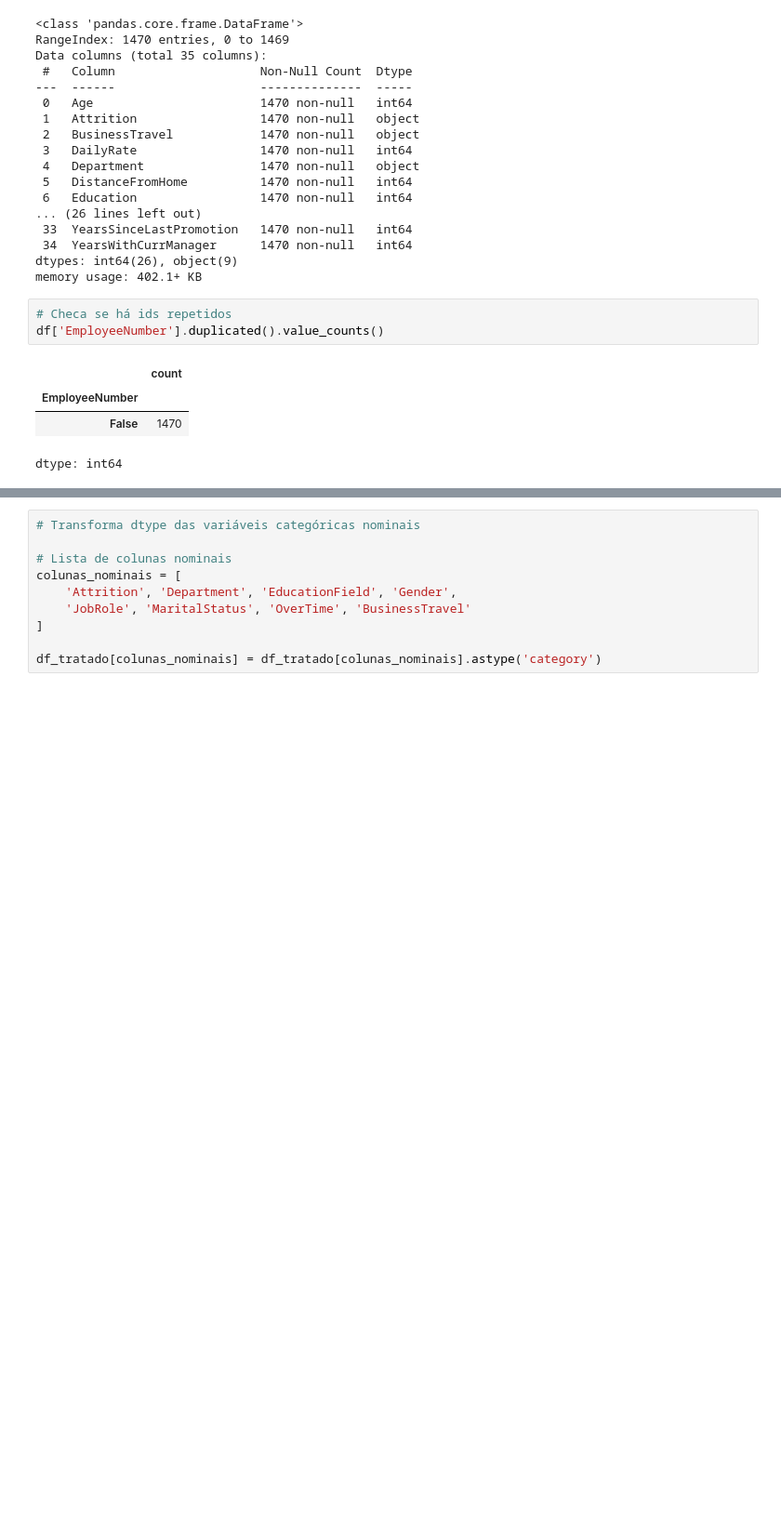
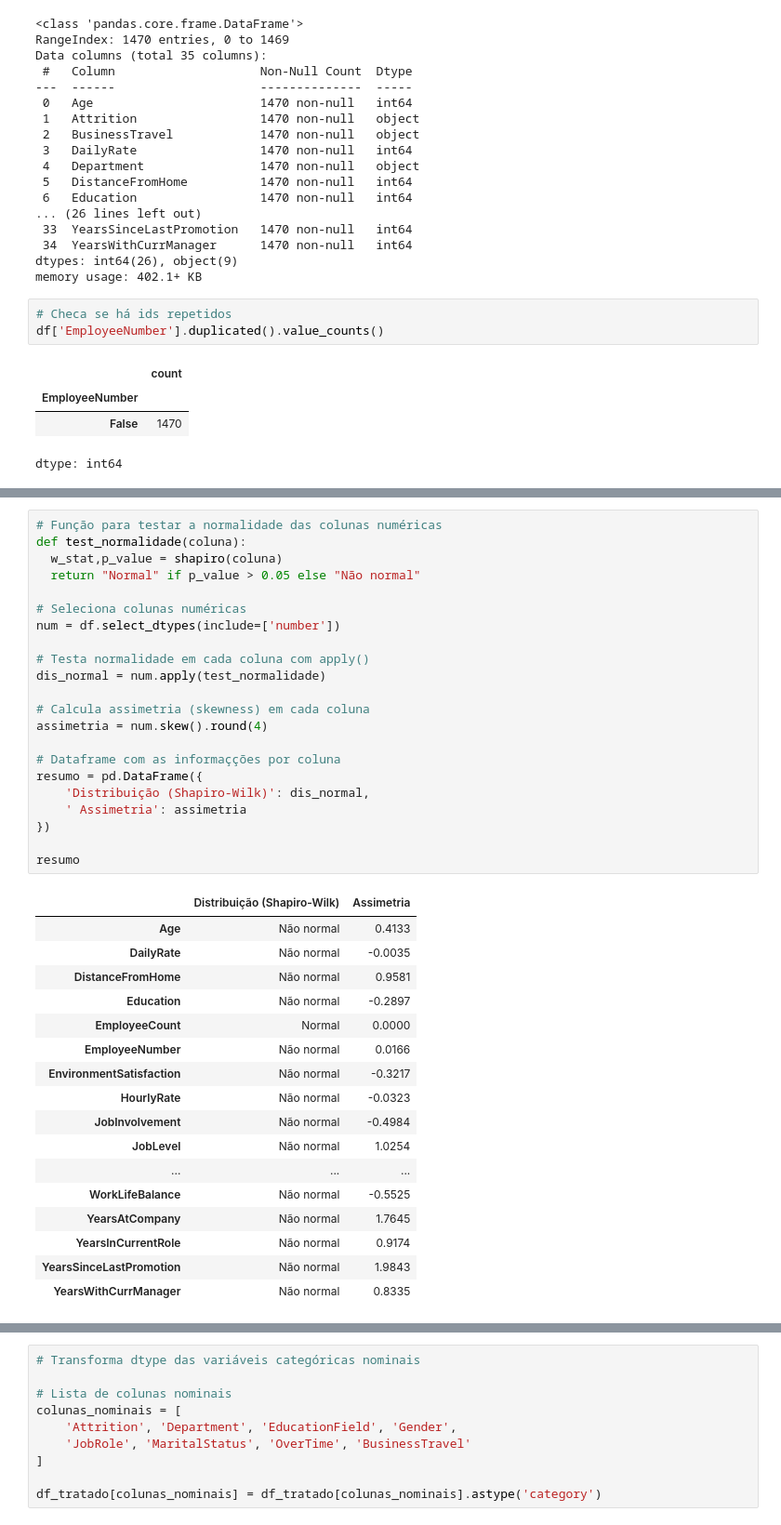
Before and after one commit to polydiaguiar/turnover-prediction-final-project, a Jupyter notebook: turnover_prediction_final_project.ipynb, the cells around one changed output, grey strips where cells are left out. Shown at 93% size. Saved outputs shown, nothing was run; the diff lists cells and outputs as text; blank space fills up the shorter version.

```diff
--- a/turnover_prediction_final_project.ipynb
+++ b/turnover_prediction_final_project.ipynb
@@ -165,4 +190,44 @@ dic
 | YearsInCurrentRole | int64 | 19 | 2.0 | N/A |
 | YearsSinceLastPromotion | int64 | 16 | 0.0 | N/A |
 | YearsWithCurrManager | int64 | 18 | 2.0 | N/A |
+# %%
+# Função para testar a normalidade das colunas numéricas
+def test_normalidade(coluna):
+  w_stat,p_value = shapiro(coluna)
+  return "Normal" if p_value > 0.05 else "Não normal"
+
+# Seleciona colunas numéricas
+num = df.select_dtypes(include=['number'])
+
+# Testa normalidade em cada coluna com apply()
+dis_normal = num.apply(test_normalidade)
+
+# Calcula assimetria (skewness) em cada coluna
+assimetria = num.skew().round(4)
+
+# Dataframe com as informaçções por coluna
+resumo = pd.DataFrame({
+    'Distribuição (Shapiro-Wilk)': dis_normal,
+    ' Assimetria': assimetria
+})
+
+resumo
+# %% [output]
+|  | Distribuição (Shapiro-Wilk) | Assimetria |
+| Age | Não normal | 0.4133 |
+| DailyRate | Não normal | -0.0035 |
+| DistanceFromHome | Não normal | 0.9581 |
+| Education | Não normal | -0.2897 |
+| EmployeeCount | Normal | 0.0000 |
+| EmployeeNumber | Não normal | 0.0166 |
+| EnvironmentSatisfaction | Não normal | -0.3217 |
+| HourlyRate | Não normal | -0.0323 |
+| JobInvolvement | Não normal | -0.4984 |
+| JobLevel | Não normal | 1.0254 |
+| ... | ... | ... |
+| WorkLifeBalance | Não normal | -0.5525 |
+| YearsAtCompany | Não normal | 1.7645 |
+| YearsInCurrentRole | Não normal | 0.9174 |
+| YearsSinceLastPromotion | Não normal | 1.9843 |
+| YearsWithCurrManager | Não normal | 0.8335 |
 # %% [markdown]
```
Also changed, not shown: parts of 48 cells of this notebook.
